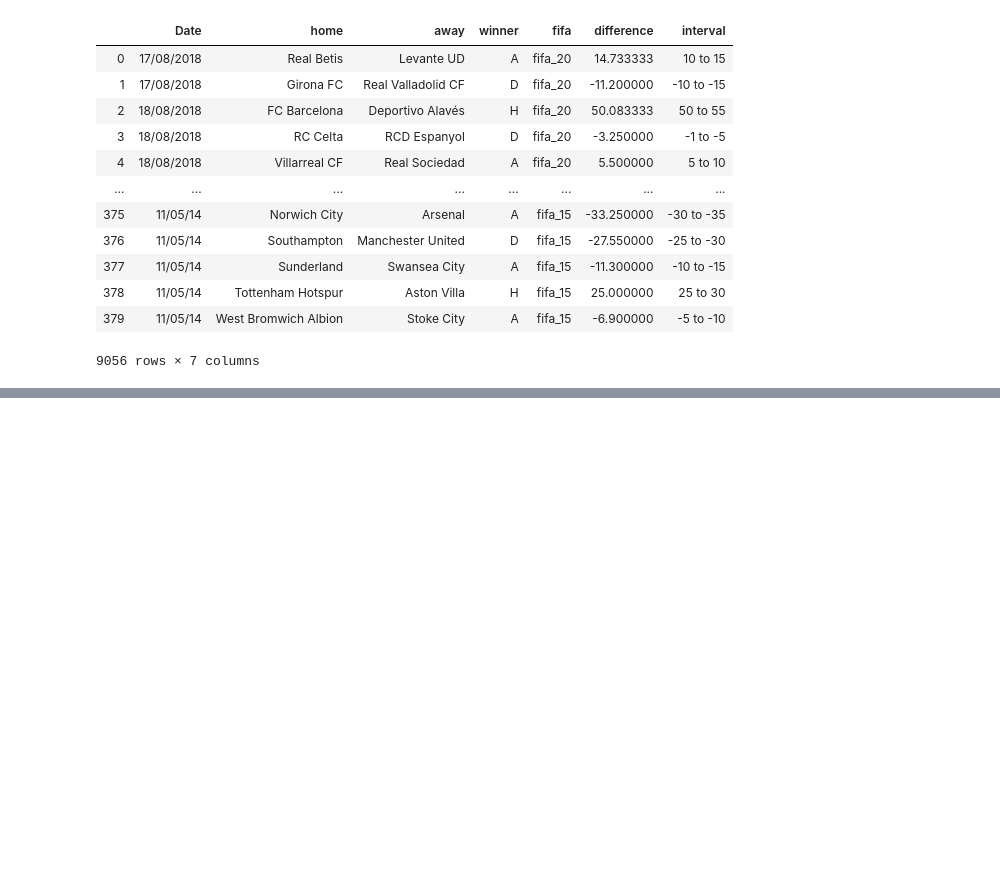
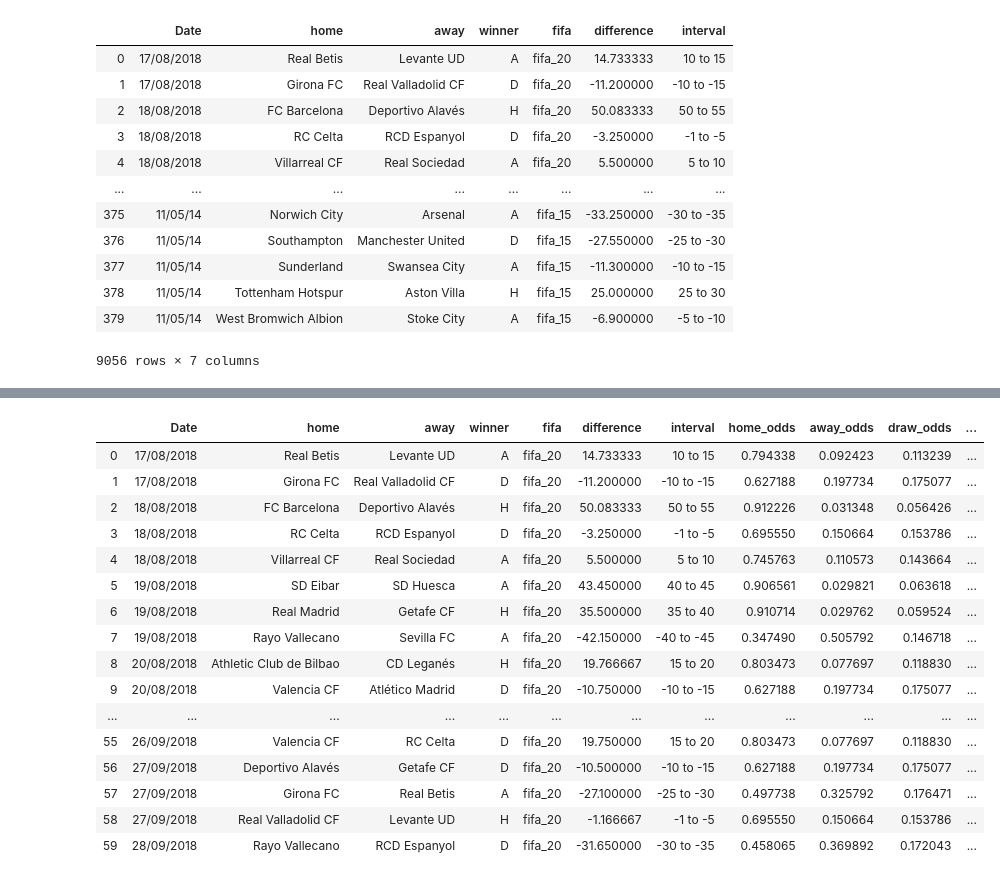
Before and after one commit to kooshaj/Fifa-Prediction-Analysis, a Jupyter notebook: FifaPredictionAnalysis.ipynb, the cells around one changed output, grey strips where cells are left out. Cells and saved outputs as stored; diff of their text form; code cells hidden in the pictures; blank space fills up the shorter version.

```diff
--- a/FifaPredictionAnalysis.ipynb
+++ b/FifaPredictionAnalysis.ipynb
@@ -1214,4 +1214,24 @@ matches_real
 9056 rows × 11 columns
+# %%
+matches_real.head(60)
+# %% [output]
+|  | Date | home | away | winner | fifa | difference | interval | home_odds | away_odds | draw_odds | ... |
+| 0 | 17/08/2018 | Real Betis | Levante UD | A | fifa_20 | 14.733333 | 10 to 15 | 0.794338 | 0.092423 | 0.113239 | ... |
+| 1 | 17/08/2018 | Girona FC | Real Valladolid CF | D | fifa_20 | -11.200000 | -10 to -15 | 0.627188 | 0.197734 | 0.175077 | ... |
+| 2 | 18/08/2018 | FC Barcelona | Deportivo Alavés | H | fifa_20 | 50.083333 | 50 to 55 | 0.912226 | 0.031348 | 0.056426 | ... |
+| 3 | 18/08/2018 | RC Celta | RCD Espanyol | D | fifa_20 | -3.250000 | -1 to -5 | 0.695550 | 0.150664 | 0.153786 | ... |
+| 4 | 18/08/2018 | Villarreal CF | Real Sociedad | A | fifa_20 | 5.500000 | 5 to 10 | 0.745763 | 0.110573 | 0.143664 | ... |
+| 5 | 19/08/2018 | SD Eibar | SD Huesca | A | fifa_20 | 43.450000 | 40 to 45 | 0.906561 | 0.029821 | 0.063618 | ... |
+| 6 | 19/08/2018 | Real Madrid | Getafe CF | H | fifa_20 | 35.500000 | 35 to 40 | 0.910714 | 0.029762 | 0.059524 | ... |
+| 7 | 19/08/2018 | Rayo Vallecano | Sevilla FC | A | fifa_20 | -42.150000 | -40 to -45 | 0.347490 | 0.505792 | 0.146718 | ... |
+| 8 | 20/08/2018 | Athletic Club de Bilbao | CD Leganés | H | fifa_20 | 19.766667 | 15 to 20 | 0.803473 | 0.077697 | 0.118830 | ... |
+| 9 | 20/08/2018 | Valencia CF | Atlético Madrid | D | fifa_20 | -10.750000 | -10 to -15 | 0.627188 | 0.197734 | 0.175077 | ... |
+| ... | ... | ... | ... | ... | ... | ... | ... | ... | ... | ... | ... |
+| 55 | 26/09/2018 | Valencia CF | RC Celta | D | fifa_20 | 19.750000 | 15 to 20 | 0.803473 | 0.077697 | 0.118830 | ... |
+| 56 | 27/09/2018 | Deportivo Alavés | Getafe CF | D | fifa_20 | -10.500000 | -10 to -15 | 0.627188 | 0.197734 | 0.175077 | ... |
+| 57 | 27/09/2018 | Girona FC | Real Betis | A | fifa_20 | -27.100000 | -25 to -30 | 0.497738 | 0.325792 | 0.176471 | ... |
+| 58 | 27/09/2018 | Real Valladolid CF | Levante UD | H | fifa_20 | -1.166667 | -1 to -5 | 0.695550 | 0.150664 | 0.153786 | ... |
+| 59 | 28/09/2018 | Rayo Vallecano | RCD Espanyol | D | fifa_20 | -31.650000 | -30 to -35 | 0.458065 | 0.369892 | 0.172043 | ... |
 # %%
 def matches1_accuracy_measurer():
     count = 0
```
Also changed, not shown: parts of 12 cells of this notebook.
